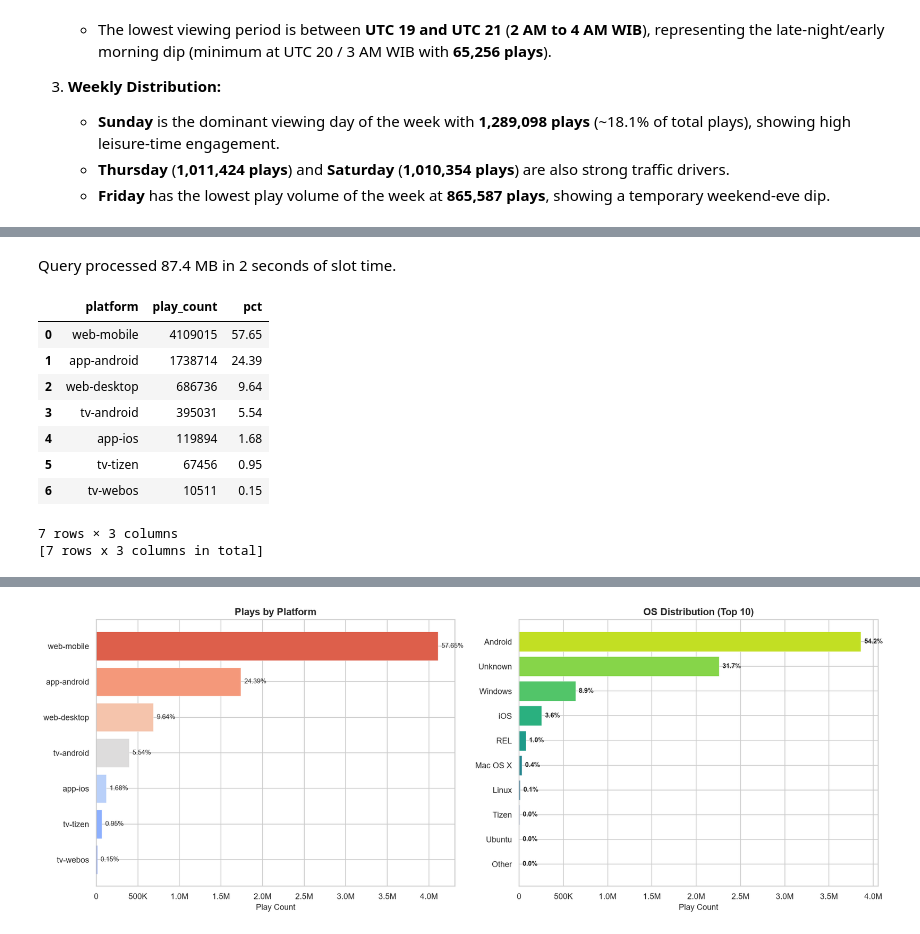
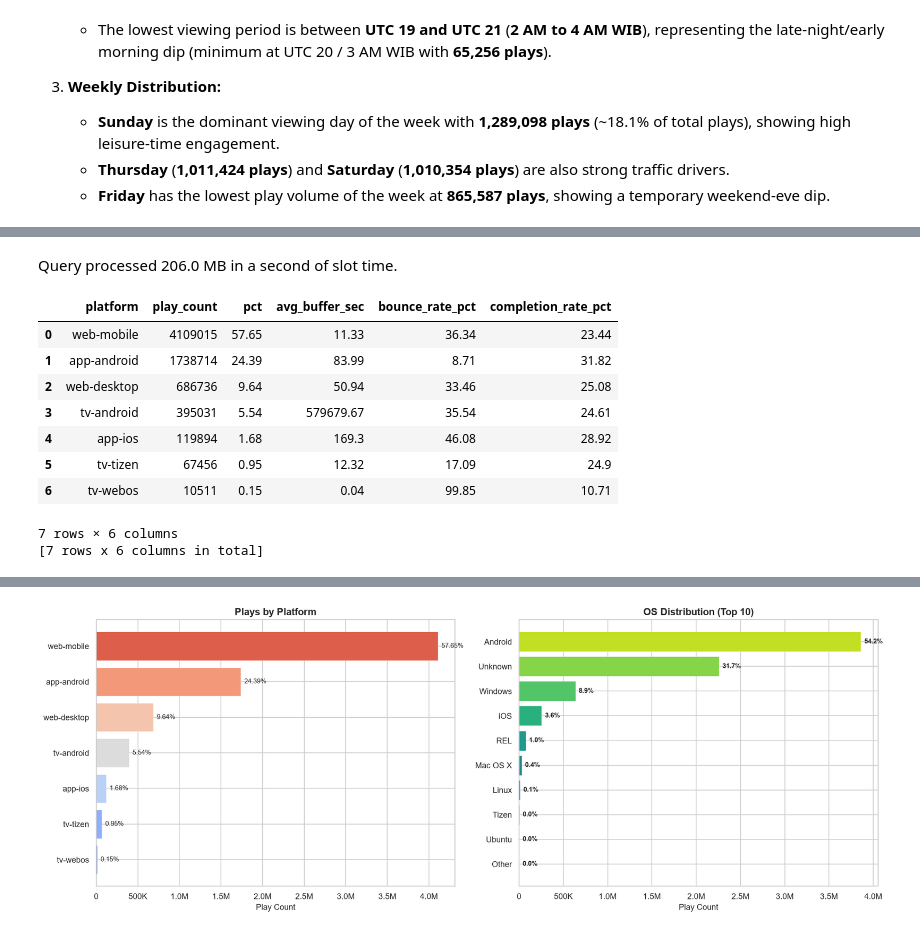
Before and after one commit to rahmalianto/practice, a Jupyter notebook: vidio_eda.ipynb, the cells around one changed output, grey strips where cells are left out. Cells and saved outputs as stored; diff of their text form; code cells hidden in the pictures.

```diff
--- a/vidio_eda.ipynb
+++ b/vidio_eda.ipynb
@@ -339,24 +347,27 @@ Based on the temporal trends, we observe three major patterns in user viewing be
 # %%
 %%bqsql df_platform
 SELECT
   platform,
   COUNT(*) AS play_count,
-  ROUND(COUNT(*) * 100.0 / SUM(COUNT(*)) OVER(), 2) AS pct
+  ROUND(COUNT(*) * 100.0 / SUM(COUNT(*)) OVER(), 2) AS pct,
+  ROUND(AVG(buffer_duration), 2) AS avg_buffer_sec,
+  ROUND(COUNTIF(play_duration <= 10) * 100.0 / COUNT(*), 2) AS bounce_rate_pct,
+  ROUND(COUNTIF(completed = true) * 100.0 / NULLIF(COUNTIF(completed IS NOT NULL), 0), 2) AS completion_rate_pct
 FROM `bigquery-rahmalianto.practice.vidio_test_raw`
 GROUP BY platform
 ORDER BY play_count DESC
 # %% [output]
-Query processed 87.4 MB in 2 seconds of slot time.
+Query processed 206.0 MB in a second of slot time.
-|  | platform | play_count | pct |
-| 0 | web-mobile | 4109015 | 57.65 |
-| 1 | app-android | 1738714 | 24.39 |
-| 2 | web-desktop | 686736 | 9.64 |
-| 3 | tv-android | 395031 | 5.54 |
-| 4 | app-ios | 119894 | 1.68 |
-| 5 | tv-tizen | 67456 | 0.95 |
-| 6 | tv-webos | 10511 | 0.15 |
+|  | platform | play_count | pct | avg_buffer_sec | bounce_rate_pct | completion_rate_pct |
+| 0 | web-mobile | 4109015 | 57.65 | 11.33 | 36.34 | 23.44 |
+| 1 | app-android | 1738714 | 24.39 | 83.99 | 8.71 | 31.82 |
+| 2 | web-desktop | 686736 | 9.64 | 50.94 | 33.46 | 25.08 |
+| 3 | tv-android | 395031 | 5.54 | 579679.67 | 35.54 | 24.61 |
+| 4 | app-ios | 119894 | 1.68 | 169.3 | 46.08 | 28.92 |
+| 5 | tv-tizen | 67456 | 0.95 | 12.32 | 17.09 | 24.9 |
+| 6 | tv-webos | 10511 | 0.15 | 0.04 | 99.85 | 10.71 |
-7 rows × 3 columns
-[7 rows x 3 columns in total]
+7 rows × 6 columns
+[7 rows x 6 columns in total]
 # %%
 %%bqsql df_os
 SELECT
```
Also changed, not shown: parts of 10 cells of this notebook.
